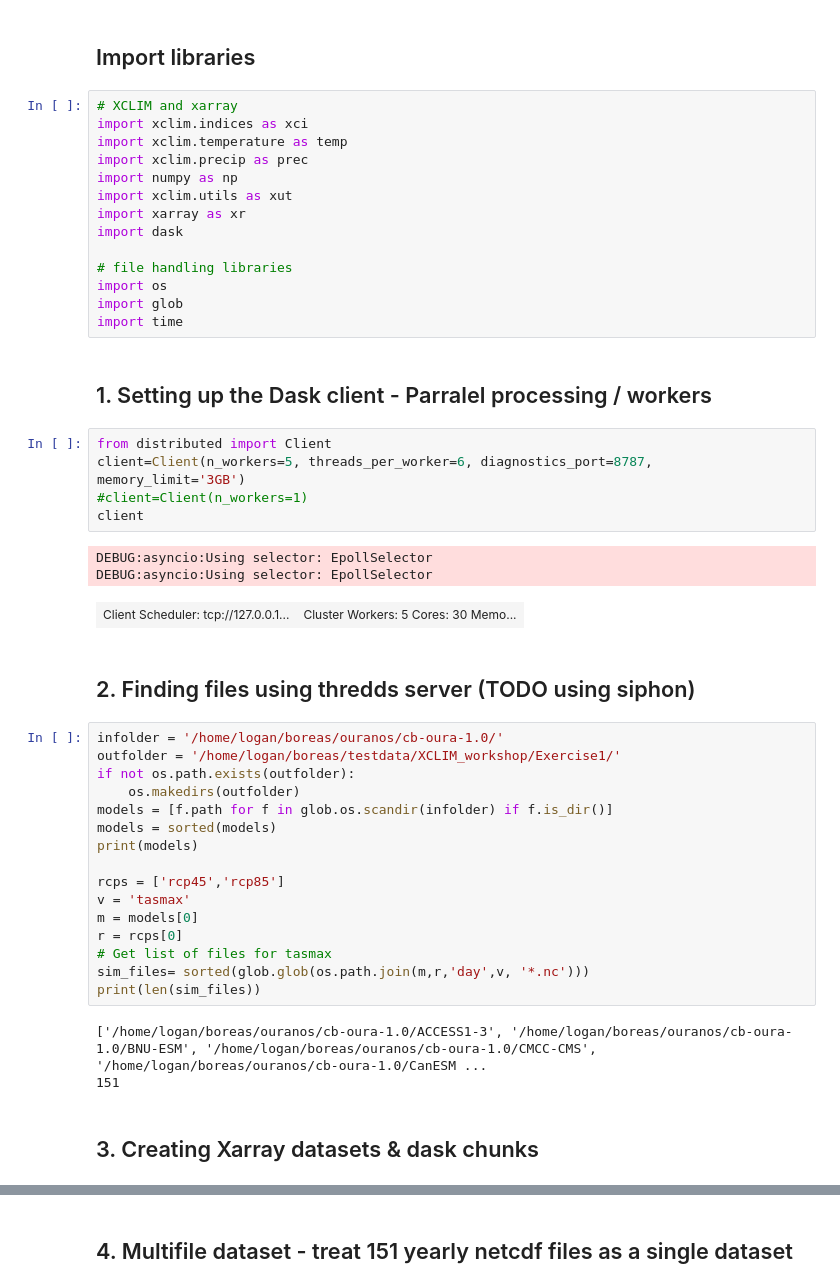
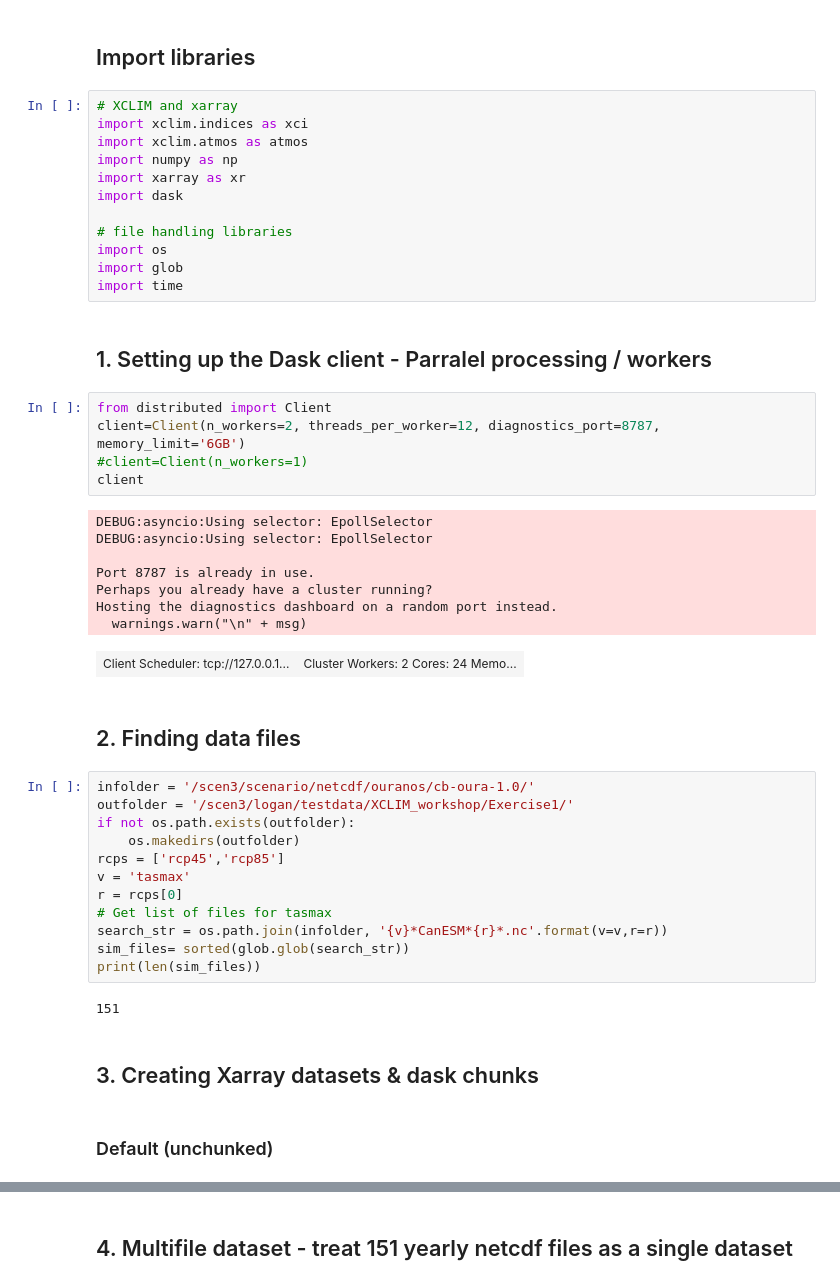
Before and after one commit to Ouranosinc/xclim, a Jupyter notebook: docs/notebooks/xclim_training/XCLIM_calculate_index-Exemple.ipynb, the cells around one changed output, grey strips where cells are left out. Drawn from its saved outputs; the diff is of its cells as text.

Commit message:
updated notebooks using xclim refactoring

```diff
--- a/docs/notebooks/xclim_training/XCLIM_calculate_index-Exemple.ipynb
+++ b/docs/notebooks/xclim_training/XCLIM_calculate_index-Exemple.ipynb
@@ -3,10 +3,8 @@
 # %%
 # XCLIM and xarray
 import xclim.indices as xci
-import xclim.temperature as temp
-import xclim.precip as prec
+import xclim.atmos as atmos
 import numpy as np
-import xclim.utils as xut
 import xarray as xr
 import dask
 
@@ -18,34 +16,36 @@ import time
 ## 1. Setting up the Dask client - Parralel processing / workers
 # %%
 from distributed import Client
-client=Client(n_workers=5, threads_per_worker=6, diagnostics_port=8787, memory_limit='3GB')
+client=Client(n_workers=2, threads_per_worker=12, diagnostics_port=8787, memory_limit='6GB')
 #client=Client(n_workers=1)
 client
 # %% [output]
 DEBUG:asyncio:Using selector: EpollSelector
 DEBUG:asyncio:Using selector: EpollSelector
+
+Port 8787 is already in use.
+Perhaps you already have a cluster running?
+Hosting the diagnostics dashboard on a random port instead.
+  warnings.warn("\n" + msg)
-| Client Scheduler: tcp://127.0.0.1... | Cluster Workers: 5 Cores: 30 Memo... |
+| Client Scheduler: tcp://127.0.0.1... | Cluster Workers: 2 Cores: 24 Memo... |
 # %% [markdown]
-## 2. Finding files using thredds server (TODO using siphon)
+## 2. Finding data files
 # %%
-infolder = '/home/logan/boreas/ouranos/cb-oura-1.0/'
-outfolder = '/home/logan/boreas/testdata/XCLIM_workshop/Exercise1/'
+infolder = '/scen3/scenario/netcdf/ouranos/cb-oura-1.0/'
+outfolder = '/scen3/logan/testdata/XCLIM_workshop/Exercise1/'
 if not os.path.exists(outfolder):
     os.makedirs(outfolder)
-models = [f.path for f in glob.os.scandir(infolder) if f.is_dir()]
-models = sorted(models)
-print(models)
-
 rcps = ['rcp45','rcp85']
 v = 'tasmax'
-m = models[0]
 r = rcps[0]
 # Get list of files for tasmax
-sim_files= sorted(glob.glob(os.path.join(m,r,'day',v, '*.nc')))
+search_str = os.path.join(infolder, '{v}*CanESM*{r}*.nc'.format(v=v,r=r))
+sim_files= sorted(glob.glob(search_str))
 print(len(sim_files))
 # %% [output]
-['/home/logan/boreas/ouranos/cb-oura-1.0/ACCESS1-3', '/home/logan/boreas/ouranos/cb-oura-1.0/BNU-ESM', '/home/logan/boreas/ouranos/cb-oura-1.0/CMCC-CMS', '/home/logan/boreas/ouranos/cb-oura-1.0/CanESM ...
 151
 # %% [markdown]
 ## 3. Creating Xarray datasets & dask chunks
+# %% [markdown]
+### Default (unchunked)
 # %%
```
Also changed, not shown: parts of 18 cells of this notebook, 1 other file.
